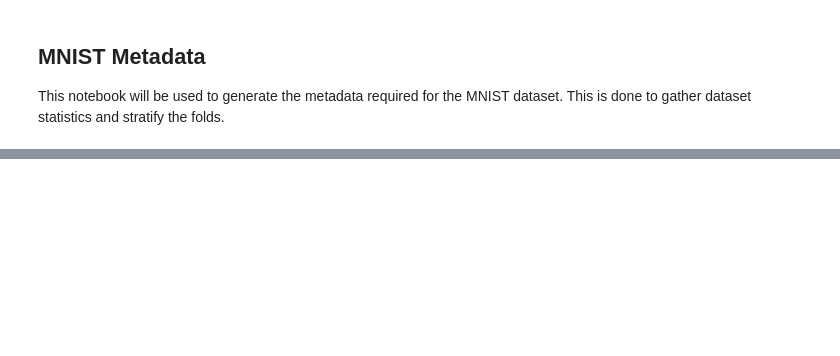
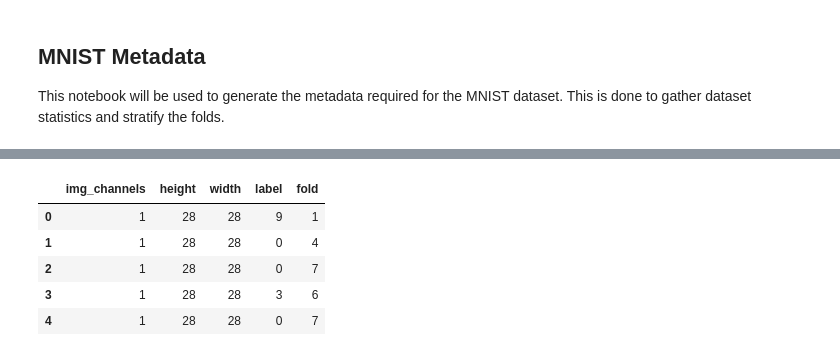
Before and after one commit to task-master98/advanced-neural-networks, a Jupyter notebook: advanced_neural_networks/notebooks/development/ir-mnist_metadata.ipynb, the cells around one changed output, grey strips where cells are left out. Cells and saved outputs as stored; diff of their text form; code cells hidden in the pictures; blank space fills up the shorter version.

```diff
--- a/advanced_neural_networks/notebooks/development/ir-mnist_metadata.ipynb
+++ b/advanced_neural_networks/notebooks/development/ir-mnist_metadata.ipynb
@@ -134,0 +183,9 @@ plt.show()
+# %%
+train_metadata_df.head()
+# %% [output]
+|  | img_channels | height | width | label | fold |
+| 0 | 1 | 28 | 28 | 9 | 1 |
+| 1 | 1 | 28 | 28 | 0 | 4 |
+| 2 | 1 | 28 | 28 | 0 | 7 |
+| 3 | 1 | 28 | 28 | 3 | 6 |
+| 4 | 1 | 28 | 28 | 0 | 7 |
```
Also changed, not shown: parts of 14 cells of this notebook.
